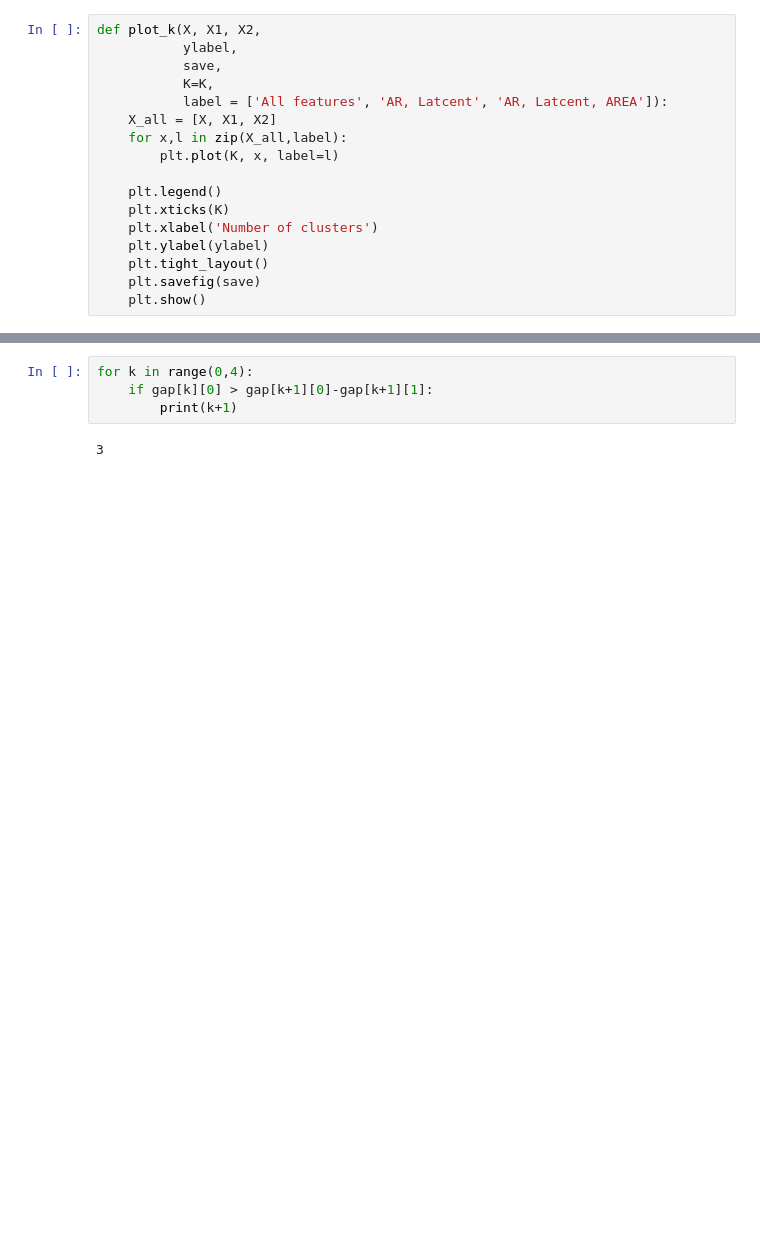
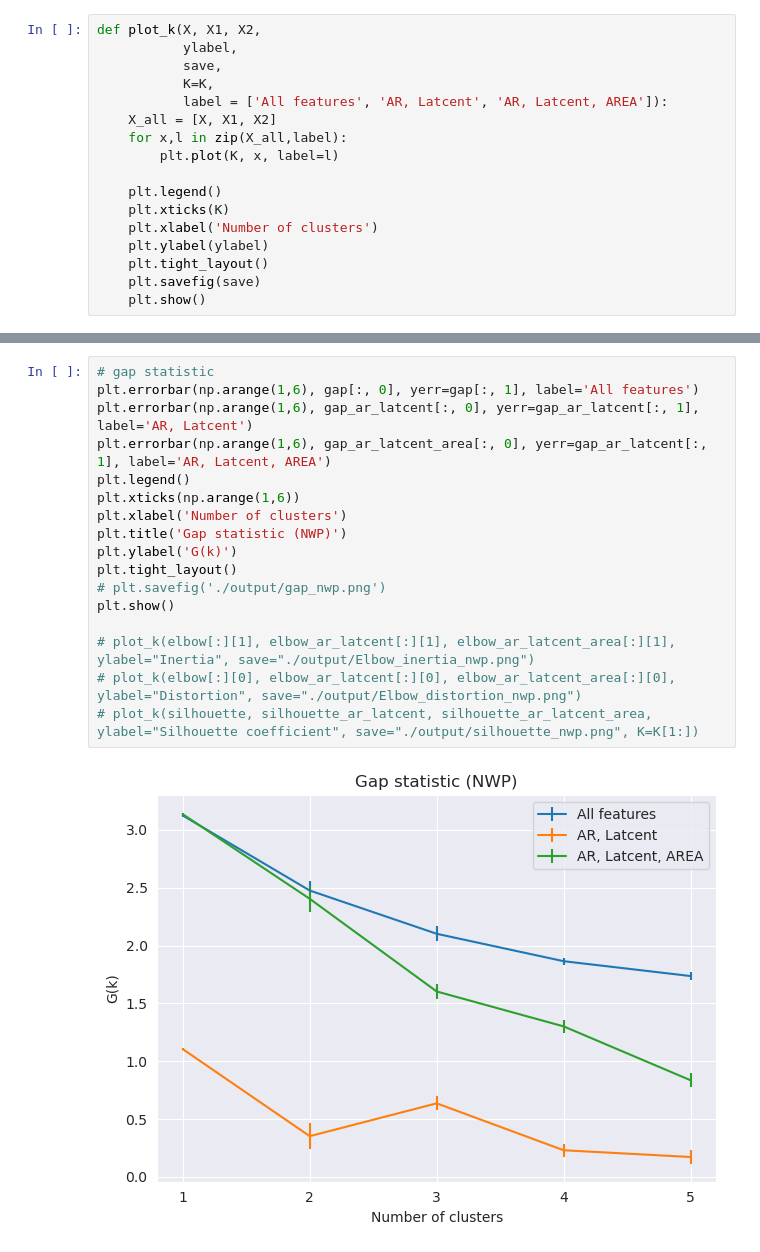
Before and after one commit to hGl0/arctic, a Jupyter notebook: notebooks/UserStory_NWP.ipynb, the cells around one changed output, grey strips where cells are left out. Drawn from its saved outputs; the diff is of its cells as text; blank space fills up the shorter version.

```diff
--- a/notebooks/UserStory_NWP.ipynb
+++ b/notebooks/UserStory_NWP.ipynb
@@ -268,6 +281,19 @@ plot_k(silhouette, silhouette_ar_latcent, silhouette_ar_latcent_area, ylabel="Si
 # %%
-for k in range(0,4):
-    if gap[k][0] > gap[k+1][0]-gap[k+1][1]:
-        print(k+1)
+# gap statistic
+plt.errorbar(np.arange(1,6), gap[:, 0], yerr=gap[:, 1], label='All features')
+plt.errorbar(np.arange(1,6), gap_ar_latcent[:, 0], yerr=gap_ar_latcent[:, 1], label='AR, Latcent')
+plt.errorbar(np.arange(1,6), gap_ar_latcent_area[:, 0], yerr=gap_ar_latcent[:, 1], label='AR, Latcent, AREA')
+plt.legend()
+plt.xticks(np.arange(1,6))
+plt.xlabel('Number of clusters')
+plt.title('Gap statistic (NWP)')
+plt.ylabel('G(k)')
+plt.tight_layout()
+# plt.savefig('./output/gap_nwp.png')
+plt.show()
+
+# plot_k(elbow[:][1], elbow_ar_latcent[:][1], elbow_ar_latcent_area[:][1], ylabel="Inertia", save="./output/Elbow_inertia_nwp.png")
+# plot_k(elbow[:][0], elbow_ar_latcent[:][0], elbow_ar_latcent_area[:][0], ylabel="Distortion", save="./output/Elbow_distortion_nwp.png")
+# plot_k(silhouette, silhouette_ar_latcent, silhouette_ar_latcent_area, ylabel="Silhouette coefficient", save="./output/silhouette_nwp.png", K=K[1:])
 # %% [output]
-3
+[figure, added]
```
Also changed, not shown: parts of 4 cells of this notebook, 27 other files.
